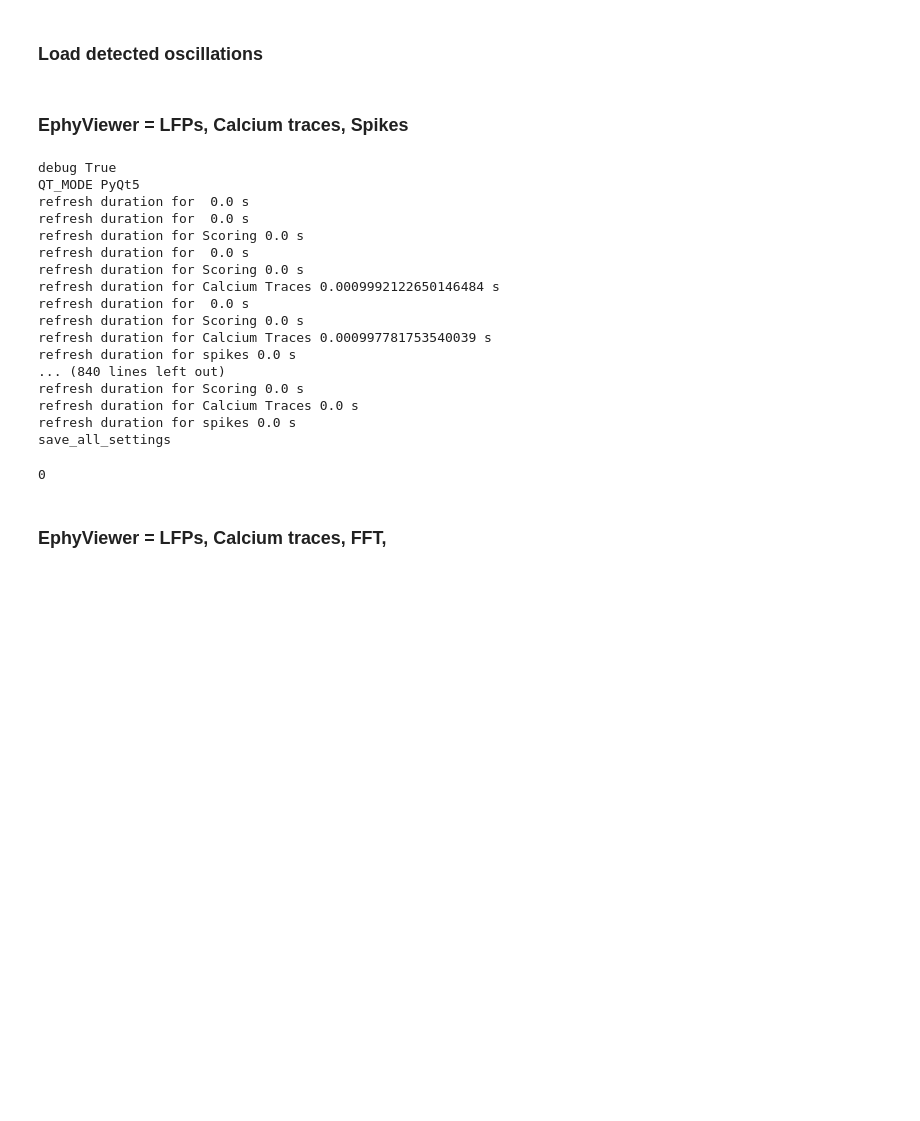
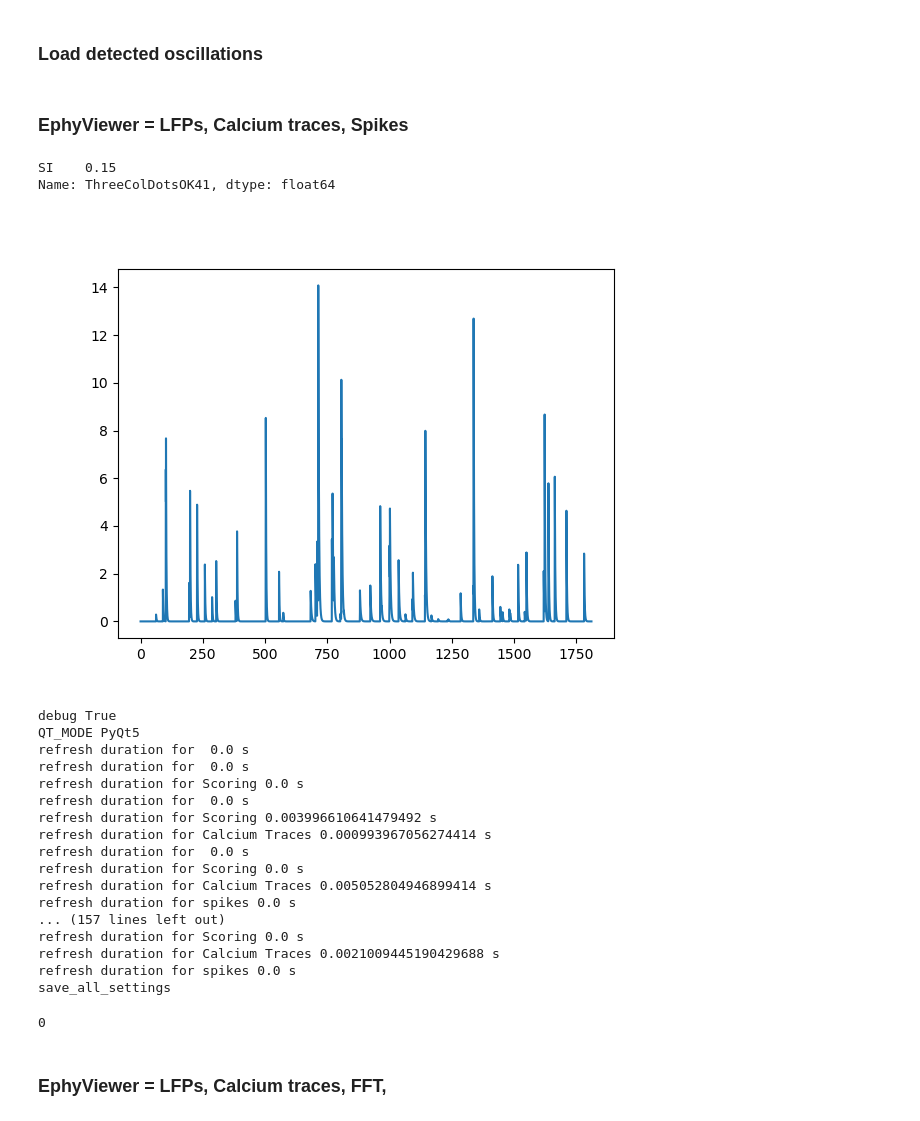
Before and after one commit to melodieborel/HayLabAnalysis, a Jupyter notebook: python/33_CalciumTracesGUI.ipynb, the cells around one changed output. Saved outputs shown, nothing was run; the diff lists cells and outputs as text; code cells hidden in the pictures; blank space fills up the shorter version.

```diff
--- a/python/33_CalciumTracesGUI.ipynb
+++ b/python/33_CalciumTracesGUI.ipynb
@@ -189,8 +188,8 @@ for s,subsessionName in enumerate(loop): #number of subsession
     SpikeSub = SpikeSub.dropna(axis=1, how='all') #cause Nans were added to match the different subsessions video sizes
 
     for u in unit_to_drop:
-        CalciumSub=CalciumSub.drop(index=u)
-        SpikeSub=SpikeSub.drop(index=u)
+        CalciumSub=CalciumSub.drop(index=u) if u in CalciumSub.index else CalciumSub
+        SpikeSub=SpikeSub.drop(index=u) if u in SpikeSub.index else SpikeSub
 
     kept_uniq_unit_List=[]
     for unit in CalciumSub.index:
@@ -198,6 +197,12 @@ for s,subsessionName in enumerate(loop): #number of subsession
         kept_uniq_unit_List.append(str(indexMapp))
 
     CalciumSub.index=[f"{mice}{str(i).replace('[','').replace(']','')}" for i in kept_uniq_unit_List]
+
+    kept_uniq_unit_List=[]
+    for unit in SpikeSub.index:
+        indexMapp = np.where(indexMappList == unit)[0]
+        kept_uniq_unit_List.append(str(indexMapp))
+
     SpikeSub.index=[f"{mice}{str(i).replace('[','').replace(']','')}" for i in kept_uniq_unit_List]
 
     CalciumSub=CalciumSub[CalciumSub.index!=mice] #remove nr not in the cross registration
@@ -210,23 +215,25 @@ for s,subsessionName in enumerate(loop): #number of subsession
 
 unaligned_Calcium=AllCalcium.T.copy()
 unaligned_Spike=AllSpike.T.copy()
+print(np.shape(unaligned_Calcium), 'unaligned')
 
 # Realigned to the real minian frequency and the timestamps
 timestamps =  np.array(tsmini)/freqLFP
 x_values = unaligned_Calcium  # Each row is a feature, each column corresponds to a timestamp
 sample_rate = minian_freq  # Hz
-new_timestamps= np.arange(0, timestamps[-1]+timestamps[0], 1/sample_rate)
+new_timestamps= np.arange(timestamps[0], timestamps[-1], 1/sample_rate)
 Calcium = pd.DataFrame(index=x_values.index, columns=new_timestamps)
 for feature in x_values.index:
     interpolator = interpolate.interp1d(timestamps, x_values.loc[feature], kind='linear')
     Calcium.loc[feature] = interpolator(new_timestamps)
 
 x_values = unaligned_Spike  # Each row is a feature, each column corresponds to a timestamp
-new_timestamps= np.arange(0, timestamps[-1]+timestamps[0], 1/sample_rate)
+new_timestamps= np.arange(timestamps[0], timestamps[-1], 1/sample_rate)
 Spike = pd.DataFrame(index=x_values.index, columns=new_timestamps)
 for feature in x_values.index:
     interpolator = interpolate.interp1d(timestamps, x_values.loc[feature], kind='linear')
     Spike.loc[feature] = interpolator(new_timestamps)
+print(np.shape(Calcium), 'aligned')
 
 
 #LFPs
@@ -357,6 +342,17 @@ GBLspdl_start = np.transpose(GlobalSpdl_prop['start time'].astype(int))
 GBLspdl_end = np.transpose(GlobalSpdl_prop['end time'].astype(int))
 # %% [markdown]
 ### EphyViewer = LFPs, Calcium traces, Spikes
+# %%
+df.loc['ThreeColDotsOK41']
+# %% [output]
+SI    0.15
+Name: ThreeColDotsOK41, dtype: float64
+# %%
+plt.close()
+plt.plot(Calcium.columns, Calcium.loc['ThreeColDotsOK41'])
+plt.show()
+# %% [output]
+[figure, added]
 # %%
 from ephyviewer import mkQApp, MainViewer, TraceViewer, TimeFreqViewer, CsvEpochSource, EpochEncoder,EpochViewer
 from ephyviewer import InMemoryAnalogSignalSource
@@ -373,8 +369,8 @@ t_start = 0.
 scatter_indexes = {0: PFCspdl_start, 1: PFCspdl_end, 2: S1spdl_start, 3: S1spdl_end, 4: SWR_start, 5: SWR_end}
 scatter_channels = {0: [1], 1: [1], 2: [0], 3: [0], 4: [2], 5: [2]}
 combined = np.stack([(S1)/2, (PFC)*3, (CA1)/5, (EMG)/2], axis = 1)
-#source = AnalogSignalSourceWithScatter(combined, sample_rate, t_start, scatter_indexes, scatter_channels, scatter_colors= {0: '#FFFFFF', 1: '#222222', 2: '#FFFFFF', 3: '#222222', 4: '#FFFFFF', 5: '#222222'}, channel_names=['S1','PFC', 'CA1', 'EMG', 'Scoring'])
-source =InMemoryAnalogSignalSource(combined, sample_rate, t_start, channel_names=['S1','PFC', 'CA1', 'EMG', 'Scoring'])
+source = AnalogSignalSourceWithScatter(combined, sample_rate, t_start, scatter_indexes, scatter_channels, scatter_colors= {0: '#FFFFFF', 1: '#222222', 2: '#FFFFFF', 3: '#222222', 4: '#FFFFFF', 5: '#222222'}, channel_names=['S1','PFC', 'CA1', 'EMG', 'Scoring'])
+#source =InMemoryAnalogSignalSource(combined, sample_rate, t_start, channel_names=['S1','PFC', 'CA1', 'EMG', 'Scoring'])
 view1 = TraceViewer(source=source)
 
 view1.params['display_labels'] = True
@@ -387,7 +383,8 @@ view1.by_channel_params['ch3', 'color'] = '#FFFFFF'
 
 # Calcium traces
 #view2 = TraceViewer.from_numpy(zscore(np.array(Calcium_sorted.T), nan_policy='omit'), float(30), round(StartTime,2), 'Calcium Traces',channel_names=name)
-view2 = TraceViewer.from_numpy(np.array(Calcium.T), float(minian_freq), round(StartTime,2), 'Calcium Traces',channel_names=name)
+view2 = TraceViewer.from_numpy((np.array(Calcium_sorted.T)), float(minian_freq), round(StartTime,2), 'Calcium Traces',channel_names=name)
+#view2 = TraceViewer.from_numpy(np.array(Calcium.loc['ThreeColDotsOK130']).T, float(minian_freq), round(StartTime,2), 'Calcium Traces',channel_names=['ThreeColDotsOK130'])
 view2.params['scale_mode'] = 'same_for_all'
 view2.auto_scale()
 view2.params['display_labels'] = True
@@ -459,15 +456,15 @@ refresh duration for  0.0 s
 refresh duration for  0.0 s
 refresh duration for Scoring 0.0 s
 refresh duration for  0.0 s
-refresh duration for Scoring 0.0 s
-refresh duration for Calcium Traces 0.0009992122650146484 s
+refresh duration for Scoring 0.003996610641479492 s
+refresh duration for Calcium Traces 0.000993967056274414 s
 refresh duration for  0.0 s
 refresh duration for Scoring 0.0 s
-refresh duration for Calcium Traces 0.000997781753540039 s
+refresh duration for Calcium Traces 0.005052804946899414 s
 refresh duration for spikes 0.0 s
-... (840 lines left out)
+... (157 lines left out)
 refresh duration for Scoring 0.0 s
-refresh duration for Calcium Traces 0.0 s
+refresh duration for Calcium Traces 0.0021009445190429688 s
 refresh duration for spikes 0.0 s
 save_all_settings
 0
```
Also changed, not shown: parts of 6 cells of this notebook, 6 other files.
